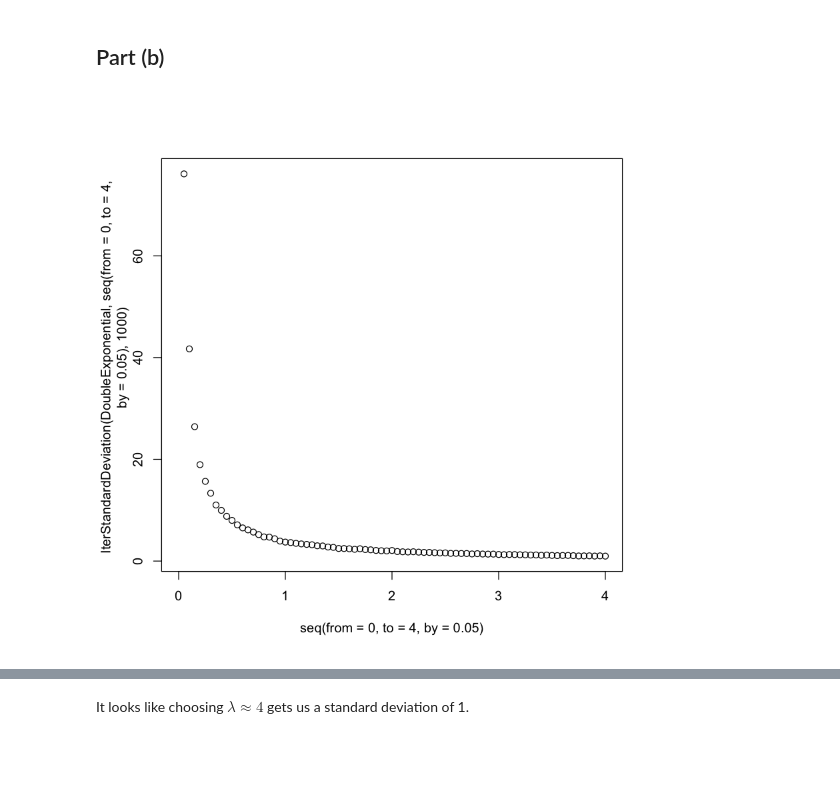
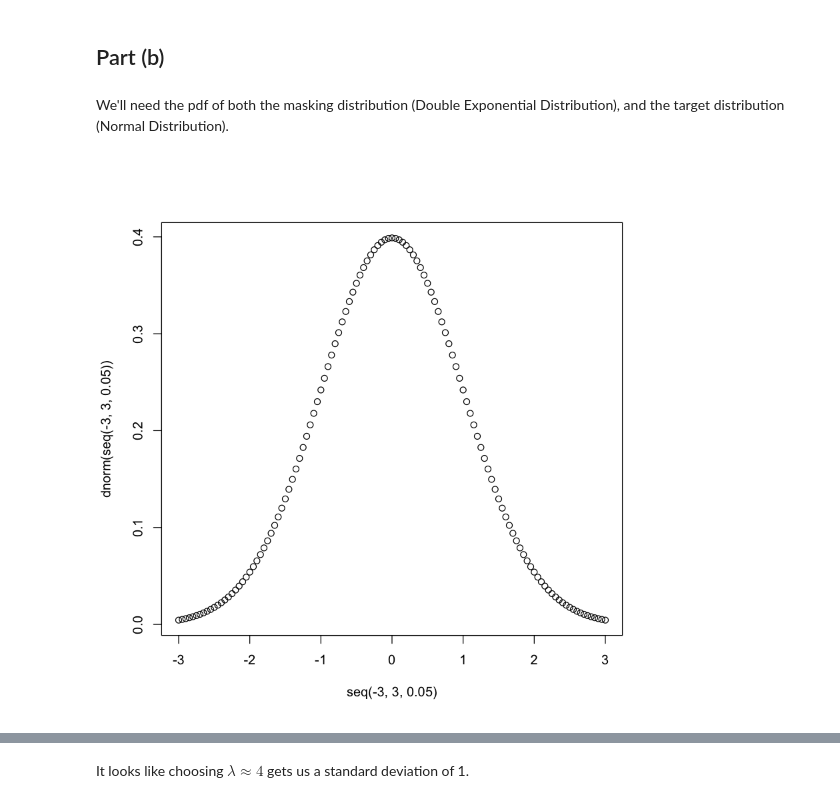
Before and after one commit to franklinmarsh/computational_statistics, a Jupyter notebook: hw2.ipynb, the cells around one changed output, grey strips where cells are left out. Cells and saved outputs as stored; diff of their text form; code cells hidden in the pictures; blank space fills up the shorter version.

```diff
--- a/hw2.ipynb
+++ b/hw2.ipynb
@@ -72,4 +69,6 @@ IterStandardDeviation <- function(dist_func, param_range, n_iters) {
-# %%
-plot(seq(from = 0, to = 4, by = 0.05),IterStandardDeviation(DoubleExponential, seq(from = 0, to = 4, by = 0.05), 1000))
-# %% [output]
-[figure, removed]
+# %% [markdown]
+We'll need the pdf of both the masking distribution (Double Exponential Distribution), and the target distribution (Normal Distribution).
+# %%
+plot(seq(-3,3,0.05),dnorm(seq(-3,3,0.05)))
+# %% [output]
+[figure, added]
```
Also changed, not shown: parts of 40 cells of this notebook.
